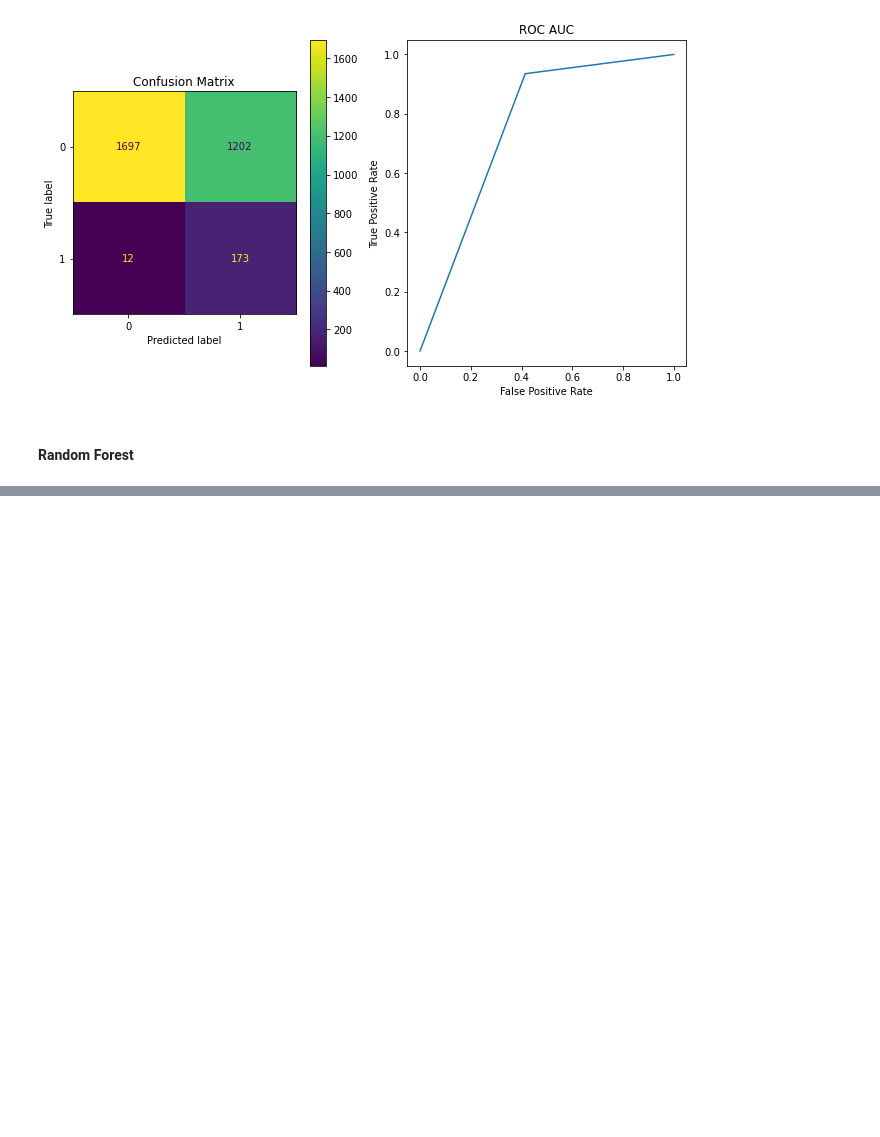
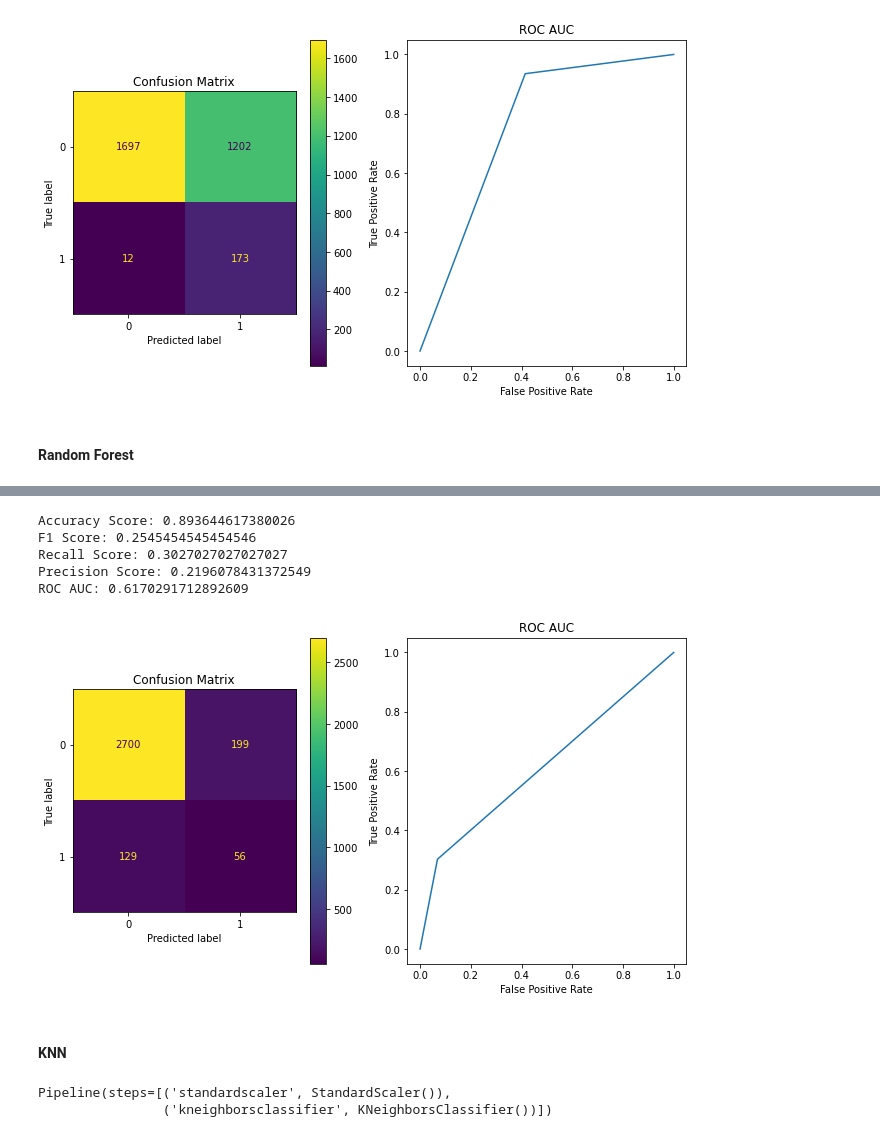
Before and after one commit to MohammadRouintan/Vehicle-Insurance-Claim-Fraud-Detection-Classification, a Jupyter notebook: VehicleInsuranceCLASSIFICATION.ipynb, the cells around one changed output, grey strips where cells are left out. Drawn from its saved outputs; the diff is of its cells as text; code cells hidden in the pictures; blank space fills up the shorter version.

```diff
--- a/VehicleInsuranceCLASSIFICATION.ipynb
+++ b/VehicleInsuranceCLASSIFICATION.ipynb
@@ -1053,0 +1073,11 @@ ROC AUC: 0.5128236204469387
+# %%
+analysis_model_with_test('extra_trees_clf_over', extra_trees_clf, x_test, y_test)
+# %% [output]
+Accuracy Score: 0.893644617380026
+F1 Score: 0.2545454545454546
+Recall Score: 0.3027027027027027
+Precision Score: 0.2196078431372549
+ROC AUC: 0.6170291712892609
+[figure, added]
+# %% [markdown]
+#### KNN
@@ -1053,0 +1086,5 @@ ROC AUC: 0.5128236204469387
+# %%
+knn_clf.fit(x_over, y_over)
+# %% [output]
+Pipeline(steps=[('standardscaler', StandardScaler()),
+                ('kneighborsclassifier', KNeighborsClassifier())])
```
Also changed, not shown: parts of 36 cells of this notebook.
